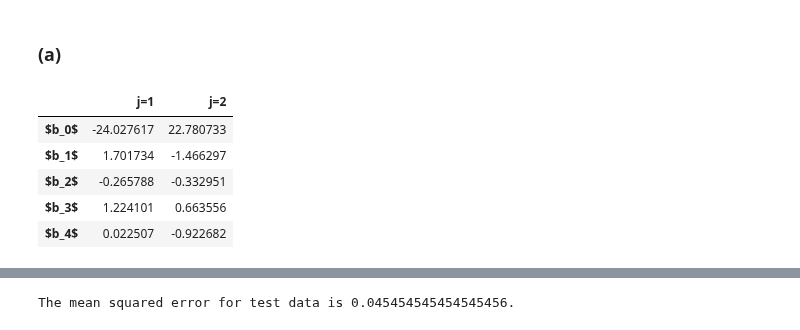
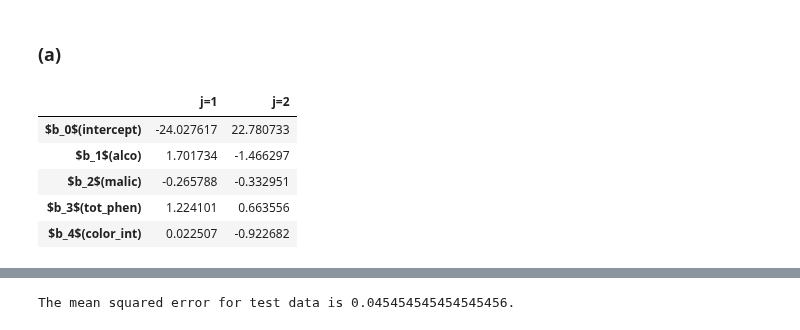
Before and after one commit to timqzhang/persp-model-econ_w20, a Jupyter notebook: ProblemSets/PS7/per_hw7.ipynb, the cells around one changed output, grey strips where cells are left out. Saved outputs shown, nothing was run; the diff lists cells and outputs as text; code cells hidden in the pictures.

```diff
--- a/ProblemSets/PS7/per_hw7.ipynb
+++ b/ProblemSets/PS7/per_hw7.ipynb
@@ -67,18 +67,17 @@ X_train, X_test, y_train, y_test = train_test_split(X, y, test_size = 0.25,rando
 # %%
 # estimation
 
 mlog=LogisticRegression(solver='lbfgs',multi_class='multinomial').fit(X_train, y_train)
 
 # report the coe
 
-
 pd.DataFrame({"j=1":np.append(mlog.intercept_[0],mlog.coef_[0]),
               "j=2":np.append(mlog.intercept_[1],mlog.coef_[1])},
-               index=["$b_0$","$b_1$",'$b_2$','$b_3$','$b_4$'])
+               index=["$b_0$(intercept)","$b_1$(alco)",'$b_2$(malic)','$b_3$(tot_phen)','$b_4$(color_int)'])
 # %% [output]
 |  | j=1 | j=2 |
-| $b_0$ | -24.027617 | 22.780733 |
-| $b_1$ | 1.701734 | -1.466297 |
-| $b_2$ | -0.265788 | -0.332951 |
-| $b_3$ | 1.224101 | 0.663556 |
-| $b_4$ | 0.022507 | -0.922682 |
+| $b_0$(intercept) | -24.027617 | 22.780733 |
+| $b_1$(alco) | 1.701734 | -1.466297 |
+| $b_2$(malic) | -0.265788 | -0.332951 |
+| $b_3$(tot_phen) | 1.224101 | 0.663556 |
+| $b_4$(color_int) | 0.022507 | -0.922682 |
```
Also changed, not shown: parts of 16 cells of this notebook.
